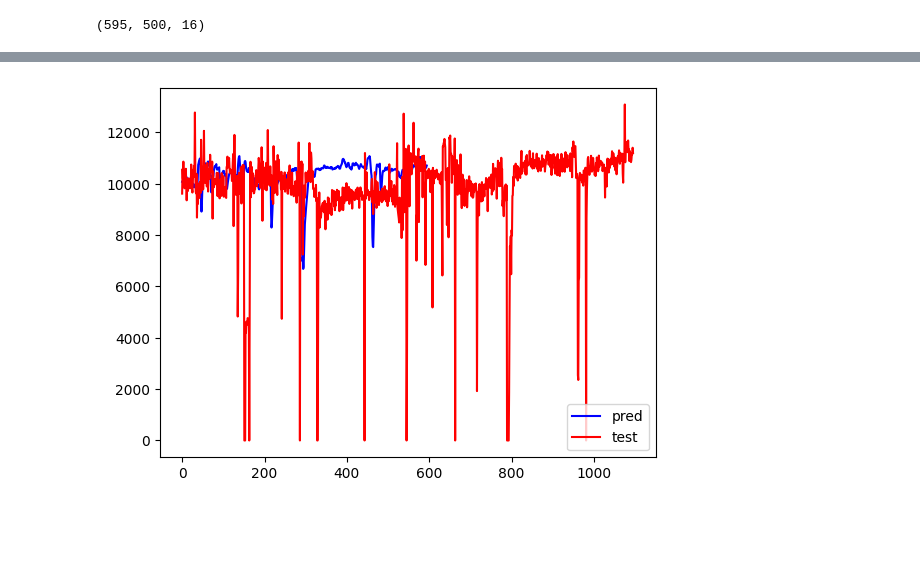
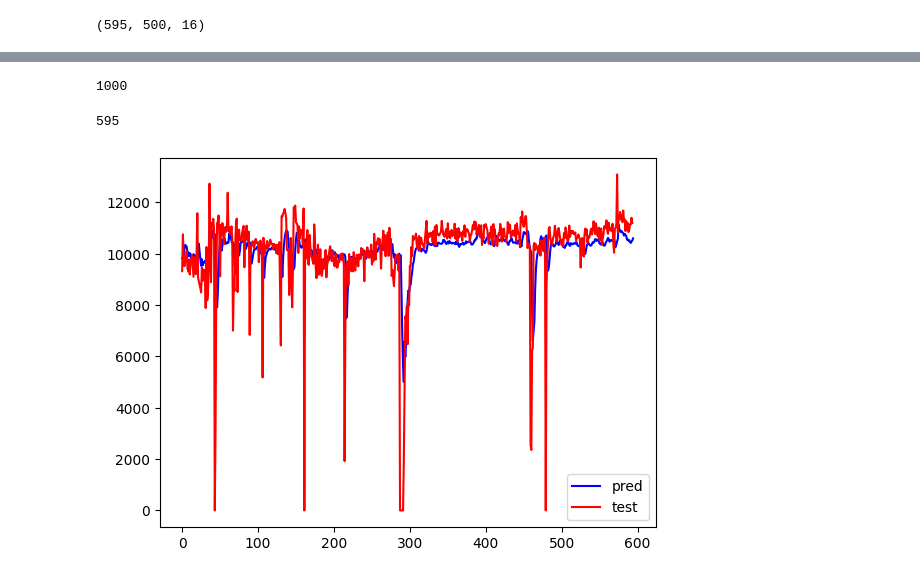
Before and after one commit to mattwagon/oil_production_prediction, a Jupyter notebook: notebooks/eduardo - rnn-model.ipynb, the cells around one changed output, grey strips where cells are left out. Cells and saved outputs as stored; diff of their text form; code cells hidden in the pictures; blank space fills up the shorter version.

Commit message:
Got the predicted values for the full dataset

```diff
--- a/notebooks/eduardo - rnn-model.ipynb
+++ b/notebooks/eduardo - rnn-model.ipynb
@@ -1880,9 +1898,19 @@ y_pred_real = model_9.predict(X_test_real)
 # %%
 y_pred_real_unscaled = scaler_y.inverse_transform(y_pred_real)
+# %%
+len(X_test)
+# %% [output]
+1000
+# %%
+len(y_pred_real_unscaled)
+# %% [output]
+595
+# %%
+df_test_plot = df_test['Qoil MPFM'].iloc[1096-594:]
 # %%
 plt.plot(y_pred_real_unscaled, c='b', label='pred')
-plt.plot(df_test['Qoil MPFM'].values, c='r', label='test')
+plt.plot(df_test_plot.values, c='r', label='test')
 plt.legend()
 plt.show()
 # %% [output]
-[figure, old version]
+[figure, new version]
```
Also changed, not shown: parts of 34 cells of this notebook.
